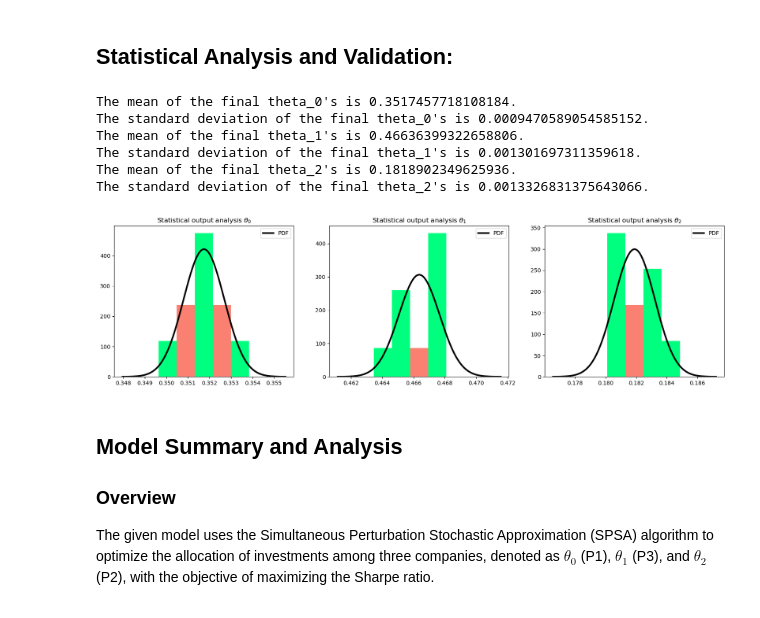
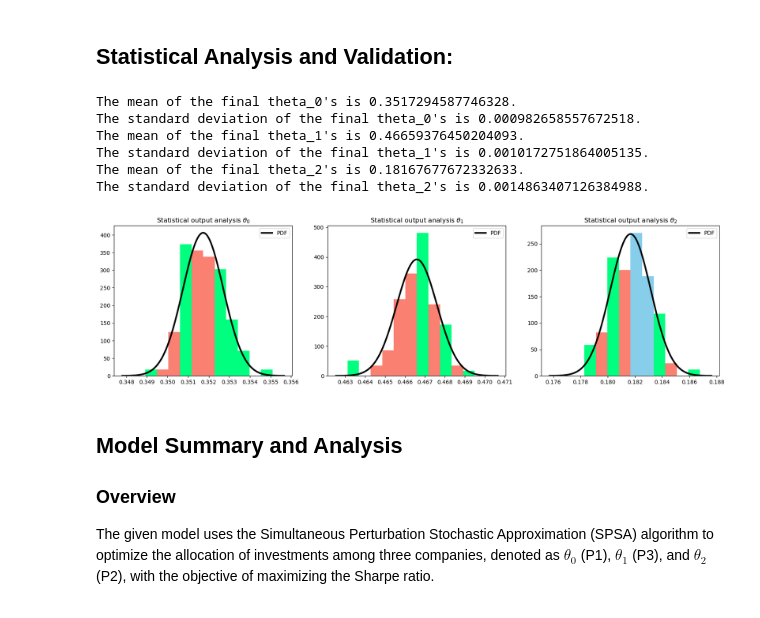
Before and after one commit to DanielHuangjiakang/PKU_SMOL_Project, a Jupyter notebook: SMOL_Project_Group7.ipynb, the cells around one changed output. Cells and saved outputs as stored; diff of their text form; code cells hidden in the pictures.

```diff
--- a/SMOL_Project_Group7.ipynb
+++ b/SMOL_Project_Group7.ipynb
@@ -643,8 +643,8 @@ In summary, these plots confirm the final convergence values for each proportion
 # %%
 # Configuration for statistical analysis
 STATISTICAL_ANALYSIS = True
-NR_REPETITIONS = 10
-NR_BINS = 10
+NR_REPETITIONS = 100
+NR_BINS = 15
 PERTURBATION = 1e-3  # Increase perturbation magnitude
 
 # Calculate the probability density function (PDF) of a normal distribution with given mean and standard deviation at the center of a bin
@@ -662,40 +662,40 @@ if STATISTICAL_ANALYSIS:
         final_thetas[i, :2] = perturbed_thetas  # Keep the values of theta_0 and theta_1
         final_thetas[i, 2] = 1 - perturbed_thetas.sum()  # Calculate theta_2
 
     fig, axs = plt.subplots(1, len(P1_P3_0) + 1, figsize=(20, 5))
     for j in range(len(P1_P3_0) + 1):
         mean_theta = np.mean(final_thetas[:, j])
         std_theta = np.std(final_thetas[:, j])
         bins = np.linspace(mean_theta - 4 * std_theta, mean_theta + 4 * std_theta, NR_BINS)
         n, bins, patches = axs[j].hist(final_thetas[:, j], bins, density=True)
 
         # Color the bars based on the comparison between the histogram values and the normal distribution
         for i in range(NR_BINS - 1):
             if n[i] < true_value(mean_theta, std_theta, i, NR_BINS):
                 patches[i].set_fc('salmon')
             if n[i] > true_value(mean_theta, std_theta, i, NR_BINS):
                 patches[i].set_fc('springgreen')
             if n[i] <= 0.05 * n[i] + true_value(mean_theta, std_theta, i, NR_BINS) and n[i] >= -0.05 * n[i] + true_value(mean_theta, std_theta, i, NR_BINS):
                 patches[i].set_fc('skyblue')
 
         # Plot the PDF of the normal distribution
         x = np.linspace(mean_theta - 4 * std_theta, mean_theta + 4 * std_theta, 1000)
         y = ss.norm.pdf(x, mean_theta, std_theta)
         axs[j].plot(x, y, lw=3, color='black', label='PDF')
 
         axs[j].legend()
         axs[j].set_title(rf"Statistical output analysis $\theta_{j}$")
         print(f"The mean of the final theta_{j}'s is {mean_theta}.\nThe standard deviation of the final theta_{j}'s is {std_theta}.")
 
     plt.show()
 # %% [output]
-The mean of the final theta_0's is 0.3517457718108184.
-The standard deviation of the final theta_0's is 0.0009470589054585152.
-The mean of the final theta_1's is 0.46636399322658806.
-The standard deviation of the final theta_1's is 0.001301697311359618.
-The mean of the final theta_2's is 0.1818902349625936.
-The standard deviation of the final theta_2's is 0.0013326831375643066.
+The mean of the final theta_0's is 0.3517294587746328.
+The standard deviation of the final theta_0's is 0.000982658557672518.
+The mean of the final theta_1's is 0.46659376450204093.
+The standard deviation of the final theta_1's is 0.0010172751864005135.
+The mean of the final theta_2's is 0.18167677672332633.
+The standard deviation of the final theta_2's is 0.0014863407126384988.
-[figure, old version]
+[figure, new version]
 # %% [markdown]
 ## Model Summary and Analysis
 
```
Also changed, not shown: parts of 4 cells of this notebook.
